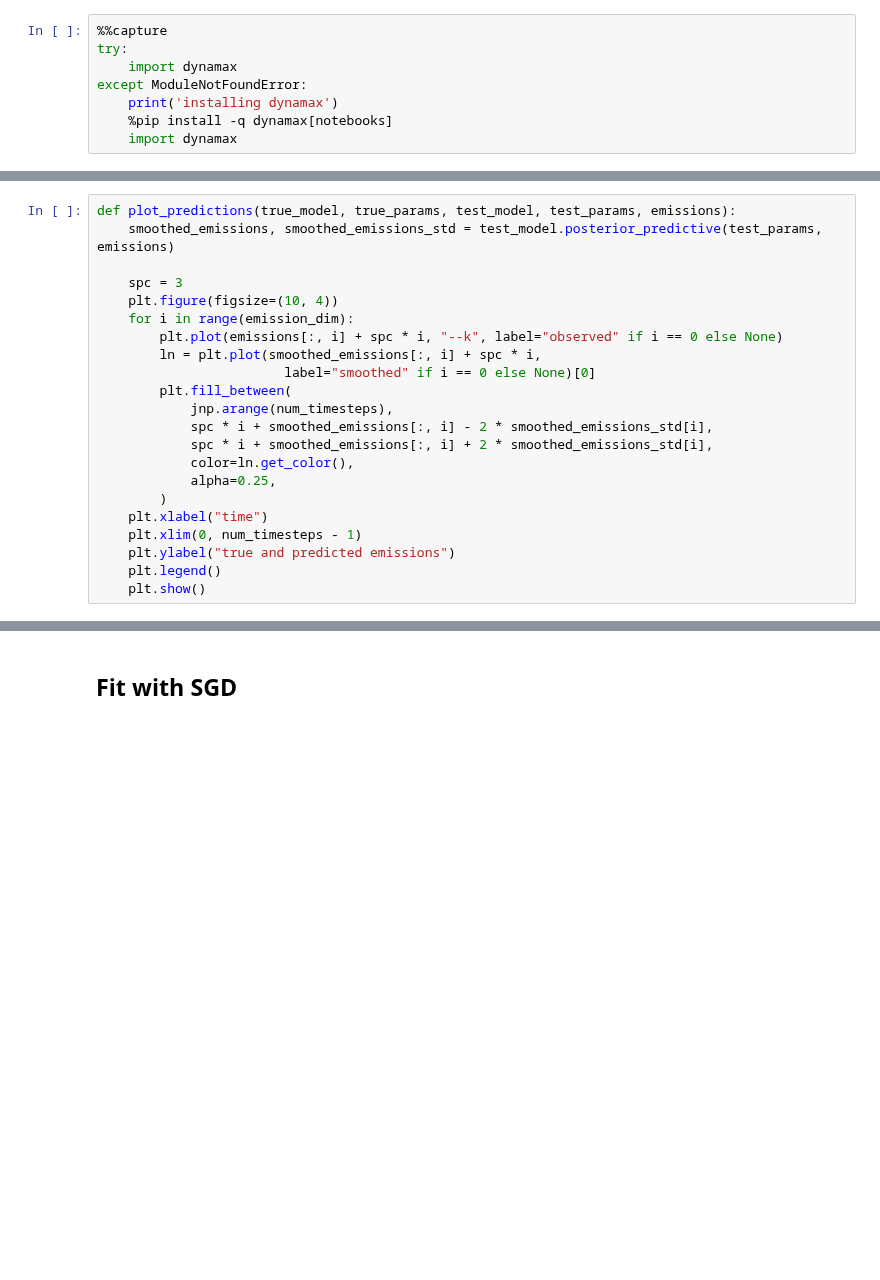
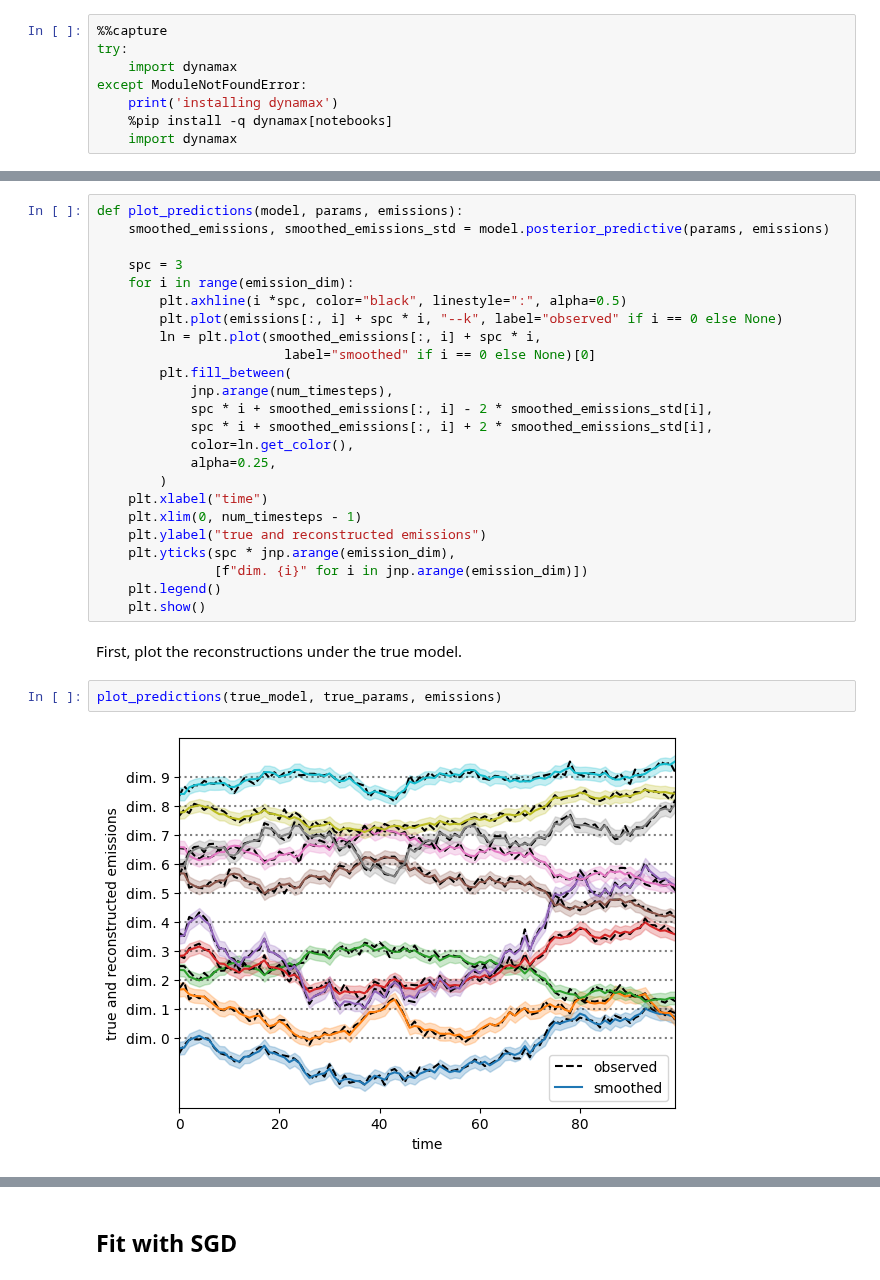
Before and after one commit to probml/dynamax, a Jupyter notebook: docs/notebooks/linear_gaussian_ssm/lgssm_learning.ipynb, the cells around one changed output, grey strips where cells are left out. Cells and saved outputs as stored; diff of their text form; blank space fills up the shorter version.

```diff
--- a/docs/notebooks/linear_gaussian_ssm/lgssm_learning.ipynb
+++ b/docs/notebooks/linear_gaussian_ssm/lgssm_learning.ipynb
@@ -56,10 +89,10 @@ def plot_learning_curve(marginal_lls, true_model, true_params, test_model, test_
 # %%
-def plot_predictions(true_model, true_params, test_model, test_params, emissions):
-    smoothed_emissions, smoothed_emissions_std = test_model.posterior_predictive(test_params, emissions)
+def plot_predictions(model, params, emissions):
+    smoothed_emissions, smoothed_emissions_std = model.posterior_predictive(params, emissions)
 
     spc = 3
-    plt.figure(figsize=(10, 4))
     for i in range(emission_dim):
+        plt.axhline(i *spc, color="black", linestyle=":", alpha=0.5)
         plt.plot(emissions[:, i] + spc * i, "--k", label="observed" if i == 0 else None)
         ln = plt.plot(smoothed_emissions[:, i] + spc * i,
                         label="smoothed" if i == 0 else None)[0]
@@ -72,6 +105,14 @@ def plot_predictions(true_model, true_params, test_model, test_params, emissions
         )
     plt.xlabel("time")
     plt.xlim(0, num_timesteps - 1)
-    plt.ylabel("true and predicted emissions")
+    plt.ylabel("true and reconstructed emissions")
+    plt.yticks(spc * jnp.arange(emission_dim),
+               [f"dim. {i}" for i in jnp.arange(emission_dim)])
     plt.legend()
     plt.show()
+# %% [markdown]
+First, plot the reconstructions under the true model.
+# %%
+plot_predictions(true_model, true_params, emissions)
+# %% [output]
+[figure, added]
```
Also changed, not shown: parts of 26 cells of this notebook, 2 other files.
